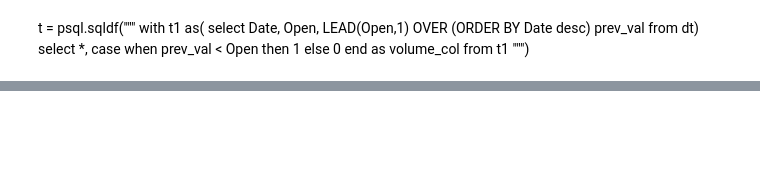
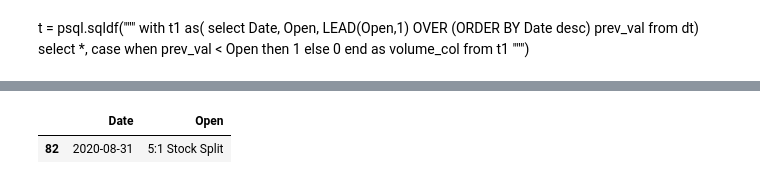
Before and after one commit to chriztopherton/StockViz, a Jupyter notebook: Untitled.ipynb, the cells around one changed output, grey strips where cells are left out. Saved outputs shown, nothing was run; the diff lists cells and outputs as text; code cells hidden in the pictures; blank space fills up the shorter version.

```diff
--- a/Untitled.ipynb
+++ b/Untitled.ipynb
@@ -159,0 +166,5 @@ Name: Founded, dtype: object
+# %%
+event_slice[['Date','Open']]
+# %% [output]
+|  | Date | Open |
+| 82 | 2020-08-31 | 5:1 Stock Split |
```
Also changed, not shown: parts of 16 cells of this notebook, 2 other files.
